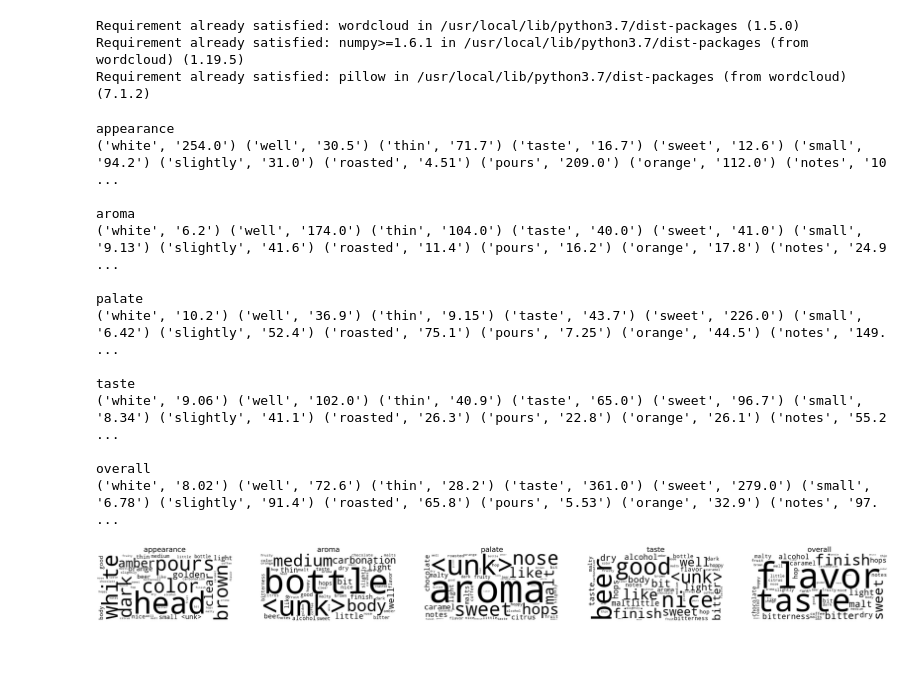
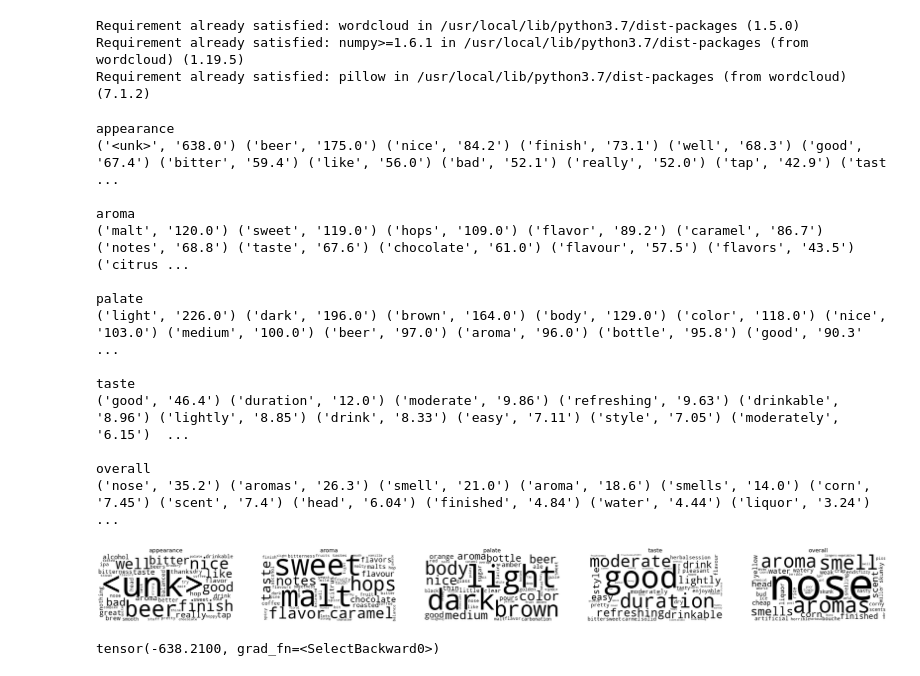
Before and after one commit to madziejm/1e100-ibu, a Jupyter notebook: 1e100ibu.ipynb, the cells around one changed output. Cells and saved outputs as stored; diff of their text form; code cells hidden in the pictures.

```diff
--- a/1e100ibu.ipynb
+++ b/1e100ibu.ipynb
@@ -440,2 +488,2 @@ False
 # %%
-model.load_weights('/drive/MyDrive/Colab Notebooks/1e100ibu/saves/2022-01-09 00:50:26.082522')
+model.load_weights('/drive/MyDrive/Colab Notebooks/1e100ibu/saves/2022-01-17 11_29_14.050262')
@@ -542,37 +568,44 @@ def print_zip(zipped):
 # %%
-words = model.ds.vocab.get_itos()
-fig = plt.figure(figsize=(200, 200))
-for aspect in range(model.ds.aspect_count):
-    print()
-    aspect_name = model.ds.aspects[aspect]
-    print(aspect_name)
-    atheta = model.theta[:, aspect].tolist()
-    zipped = list(zip(words, atheta))[:50]
-    sorted_zip = sorted(zipped, reverse=True)
-    print(*[(word, '%s' % float('%.3g' % weight)) for (word, weight) in sorted_zip])
+def word_clouds(self):
+    words = self.ds.vocab.get_itos()
+    fig = plt.figure(figsize=(50, 50))
+    for aspect in range(self.ds.aspect_count):
+        print()
+        aspect_name = self.ds.aspects[aspect]
+        print(aspect_name)
+        atheta = (-self.theta[:, aspect]).tolist()
+        zipped = list(zip(words, atheta))
+        sorted_zip = sorted(zipped, reverse=True, key=lambda x: x[1])[:50]
+        print(*[(word, '%s' % float('%.3g' % weight)) for (word, weight) in sorted_zip])
 
-    wc = WordCloud(background_color="white", color_func=lambda *args, **kwargs: 'black')
-    wc.generate_from_frequencies(dict(zipped))
+        wc = WordCloud(background_color="white", color_func=lambda *args, **kwargs: 'black')
+        wc.generate_from_frequencies(dict(sorted_zip))
 
-    fig.add_subplot(1, model.ds.aspect_count, aspect + 1)
-    plt.imshow(wc)
-    plt.title(aspect_name, fontsize=100)
-    # plt.show(wc, interpolation="bilinear")
-    plt.axis("off")
-plt.show(block=True)
+        fig.add_subplot(1, self.ds.aspect_count, aspect + 1)
+        plt.imshow(wc)
+        plt.title(aspect_name, fontsize=20)
+        # plt.show(wc, interpolation="bilinear")
+        plt.axis("off")
+    plt.show(block=True)
-# %% [output]
-appearance
-('white', '254.0') ('well', '30.5') ('thin', '71.7') ('taste', '16.7') ('sweet', '12.6') ('small', '94.2') ('slightly', '31.0') ('roasted', '4.51') ('pours', '209.0') ('orange', '112.0') ('notes', '10 ...
-
-aroma
-('white', '6.2') ('well', '174.0') ('thin', '104.0') ('taste', '40.0') ('sweet', '41.0') ('small', '9.13') ('slightly', '41.6') ('roasted', '11.4') ('pours', '16.2') ('orange', '17.8') ('notes', '24.9 ...
-
-palate
-('white', '10.2') ('well', '36.9') ('thin', '9.15') ('taste', '43.7') ('sweet', '226.0') ('small', '6.42') ('slightly', '52.4') ('roasted', '75.1') ('pours', '7.25') ('orange', '44.5') ('notes', '149. ...
-
-taste
-('white', '9.06') ('well', '102.0') ('thin', '40.9') ('taste', '65.0') ('sweet', '96.7') ('small', '8.34') ('slightly', '41.1') ('roasted', '26.3') ('pours', '22.8') ('orange', '26.1') ('notes', '55.2 ...
-
-overall
-('white', '8.02') ('well', '72.6') ('thin', '28.2') ('taste', '361.0') ('sweet', '279.0') ('small', '6.78') ('slightly', '91.4') ('roasted', '65.8') ('pours', '5.53') ('orange', '32.9') ('notes', '97. ...
-[figure, removed]
+# %%
+word_clouds(model)
+# %% [output]
+appearance
+('<unk>', '638.0') ('beer', '175.0') ('nice', '84.2') ('finish', '73.1') ('well', '68.3') ('good', '67.4') ('bitter', '59.4') ('like', '56.0') ('bad', '52.1') ('really', '52.0') ('tap', '42.9') ('tast ...
+
+aroma
+('malt', '120.0') ('sweet', '119.0') ('hops', '109.0') ('flavor', '89.2') ('caramel', '86.7') ('notes', '68.8') ('taste', '67.6') ('chocolate', '61.0') ('flavour', '57.5') ('flavors', '43.5') ('citrus ...
+
+palate
+('light', '226.0') ('dark', '196.0') ('brown', '164.0') ('body', '129.0') ('color', '118.0') ('nice', '103.0') ('medium', '100.0') ('beer', '97.0') ('aroma', '96.0') ('bottle', '95.8') ('good', '90.3' ...
+
+taste
+('good', '46.4') ('duration', '12.0') ('moderate', '9.86') ('refreshing', '9.63') ('drinkable', '8.96') ('lightly', '8.85') ('drink', '8.33') ('easy', '7.11') ('style', '7.05') ('moderately', '6.15')  ...
+
+overall
+('nose', '35.2') ('aromas', '26.3') ('smell', '21.0') ('aroma', '18.6') ('smells', '14.0') ('corn', '7.45') ('scent', '7.4') ('head', '6.04') ('finished', '4.84') ('water', '4.44') ('liquor', '3.24')  ...
+[figure, added]
+# %%
+model.theta[0, 0]
+# %% [output]
+tensor(-638.2100, grad_fn=<SelectBackward0>)
```
Also changed, not shown: parts of 16 cells of this notebook.
